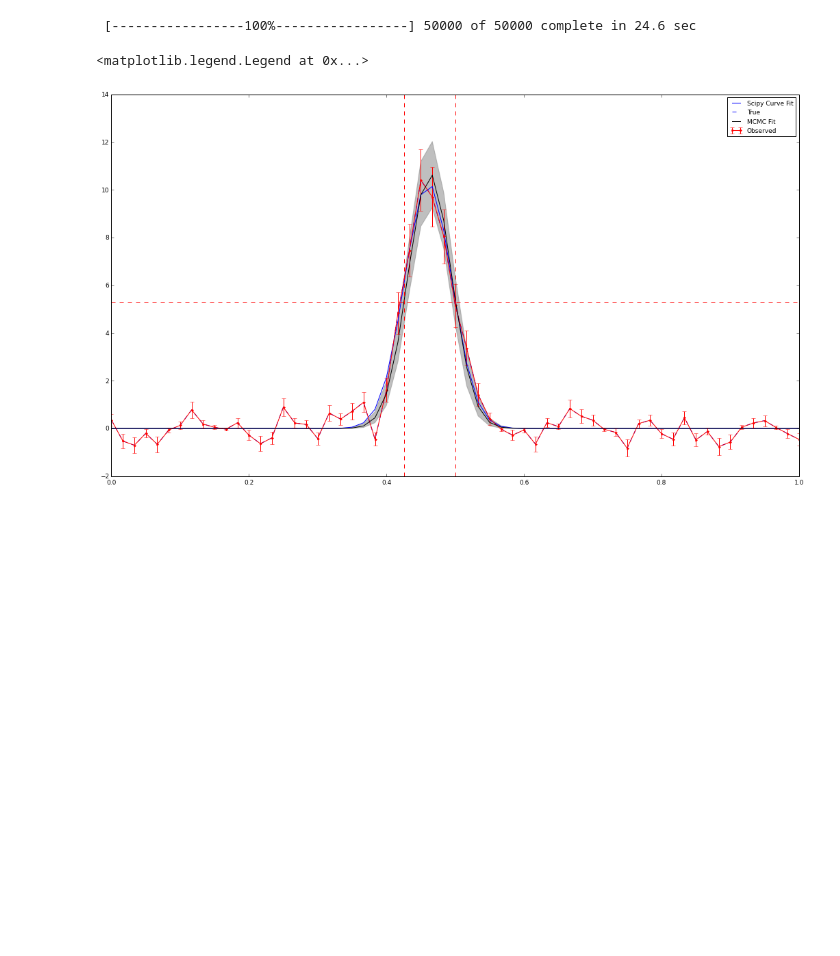
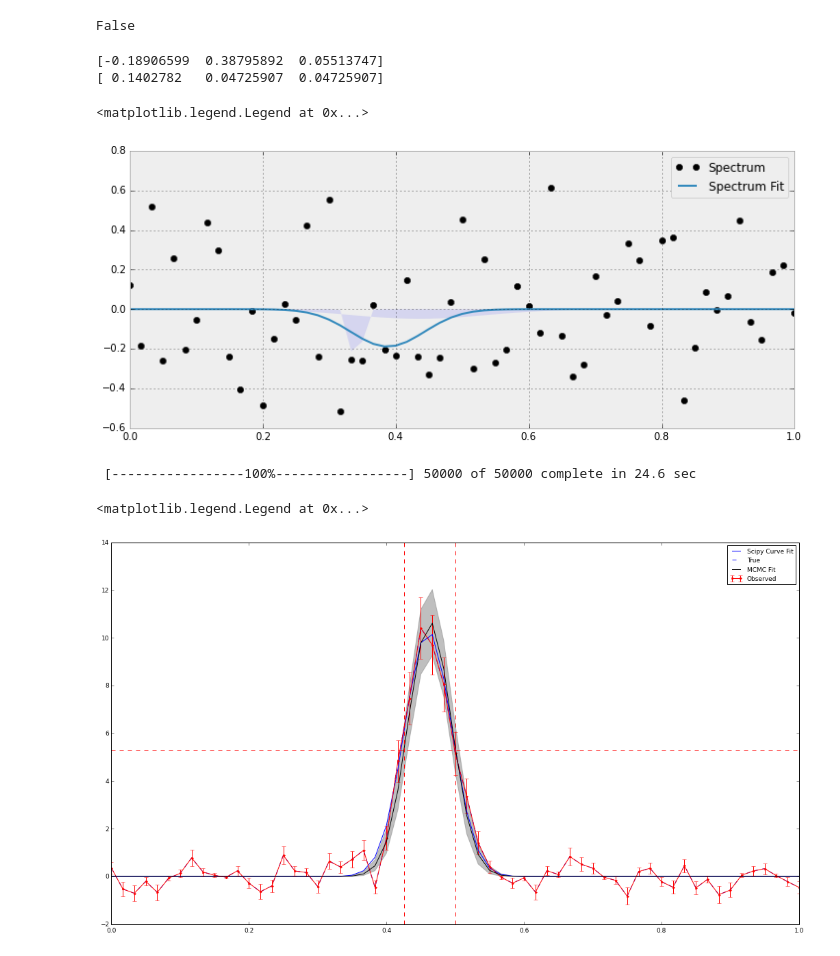
Before and after one commit to Mixpap/Ptyxiaki, a Jupyter notebook: Untitled0.ipynb, the cells around one changed output. Saved outputs shown, nothing was run; the diff lists cells and outputs as text; code cells hidden in the pictures; blank space fills up the shorter version.

Commit message:
Full Optimization, better graphical rep, FWHM, Peak Position Maps with SD algorithm

```diff
--- a/Untitled0.ipynb
+++ b/Untitled0.ipynb
@@ -77,0 +29,5 @@ plt.plot(xx,f1)
+# %%
+CO13,w13=functions.open_map('maps/13co32.fits')
+C18,w18=functions.open_map('maps/c18o32.fits')
+CO12,w12=functions.open_map('maps/12co32.fits')
+Z,Y,X =np.shape(CO13)
@@ -78,3 +38,31 @@ plt.plot(xx,f1)
+# %%
+(sd<popt).all()
+# %% [output]
+False
+# %%
+m=C18
+ym,xm=102,551
+p0=[3.,0.5,0.1]
+xx=np.linspace(0,1,61)
+s=functions.Spectra(m,ym,xm)
+
+popt, pcov = curve_fit(functions.gaussian, xx, s,p0)
+sd= np.sqrt(np.diag(pcov))
+print popt
+print sd
+
+plt.rcParams['figure.figsize'] = 12, 5
+plt.plot(xx,s,'ko',label='Spectrum')
+#plt.errorbar(xx,s,s_error)
+plt.plot(xx,functions.gaussian(xx,popt[0],popt[1],popt[2]),label='Spectrum Fit')
+plt.fill_between(xx,functions.gaussian(xx,popt[0]-sd[0],popt[1]-sd[1],popt[2]-sd[2]),functions.gaussian(xx,popt[0]+sd[0],popt[1]+sd[1],popt[2]+sd[2]),alpha=0.1)
+
+plt.legend()
+# %% [output]
+[-0.18906599  0.38795892  0.05513747]
+[ 0.1402782   0.04725907  0.04725907]
+<matplotlib.legend.Legend at 0x...>
+[figure, added]
 # %%
 def model(x, s,s_error):
     a = pm.Uniform('a', 0.5,15.0)
```
Also changed, not shown: parts of 11 cells of this notebook, 2 other files.
